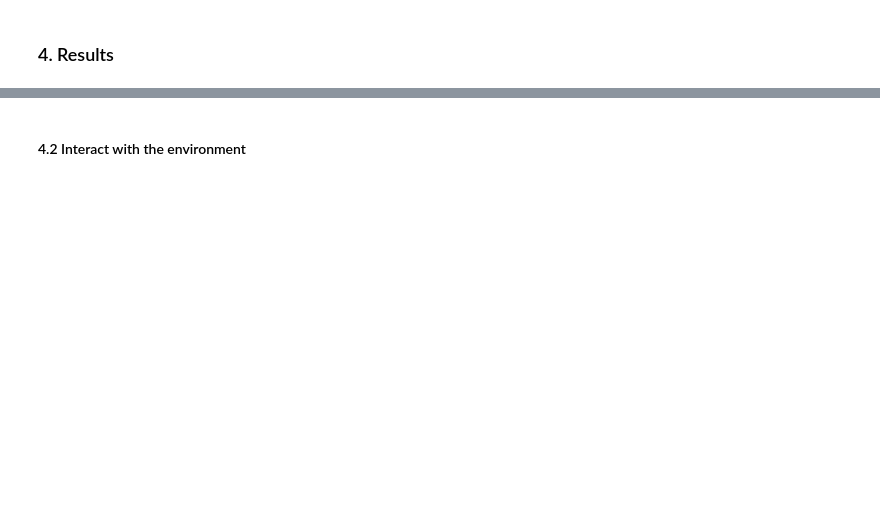
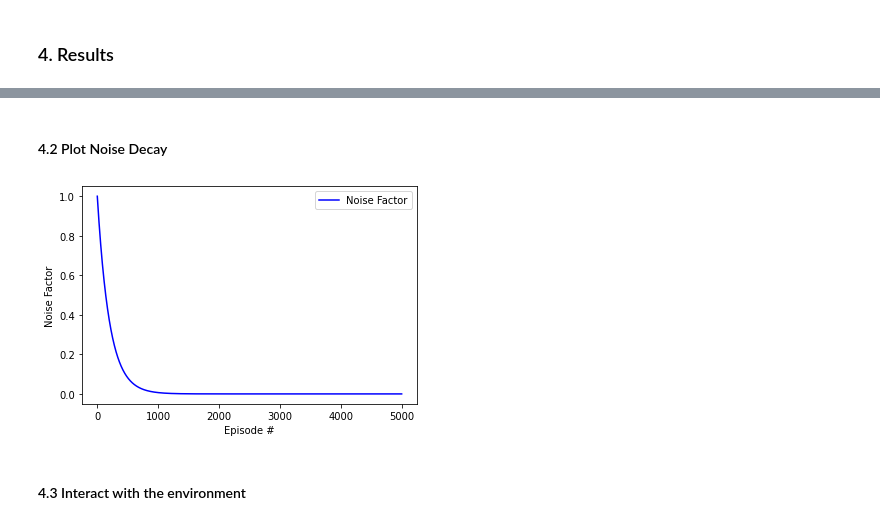
Before and after one commit to sepr88/drl-p3-collab-compet, a Jupyter notebook: Tennis.ipynb, the cells around one changed output, grey strips where cells are left out. Drawn from its saved outputs; the diff is of its cells as text; code cells hidden in the pictures; blank space fills up the shorter version.

```diff
--- a/Tennis.ipynb
+++ b/Tennis.ipynb
@@ -222,3 +221,16 @@ plot_scores(scores)
+# %% [markdown]
+#### 4.2 Plot Noise Decay
+# %%
+
+fig = plt.figure()
+plt.plot([pow(NOISE_DECAY, i)  for i in range(len(scores))], color='b', label='Noise Factor')
+plt.ylabel('Noise Factor')
+plt.xlabel('Episode #')
+plt.legend()
+
+plt.show()
+# %% [output]
+[figure, added]
 # %% [markdown]
-#### 4.2 Interact with the environment
+#### 4.3 Interact with the environment
 # %%
```
Also changed, not shown: parts of 8 cells of this notebook.
